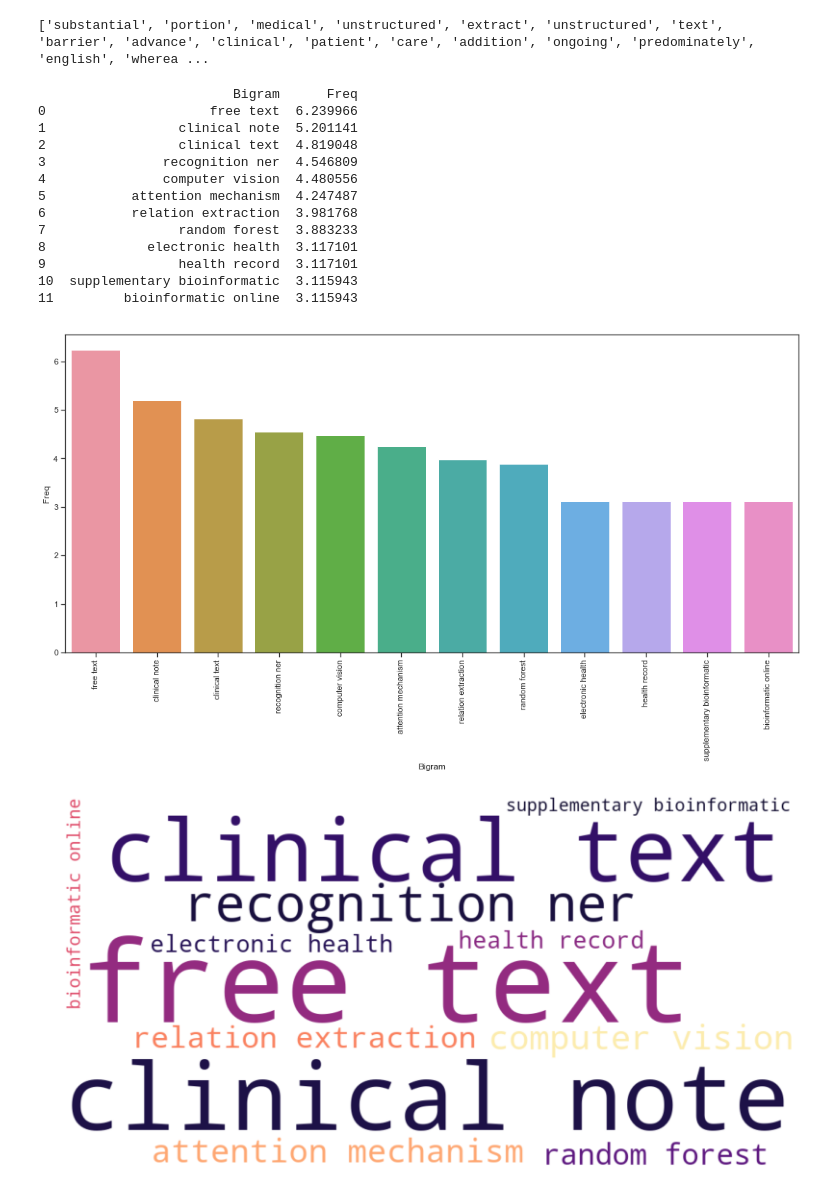
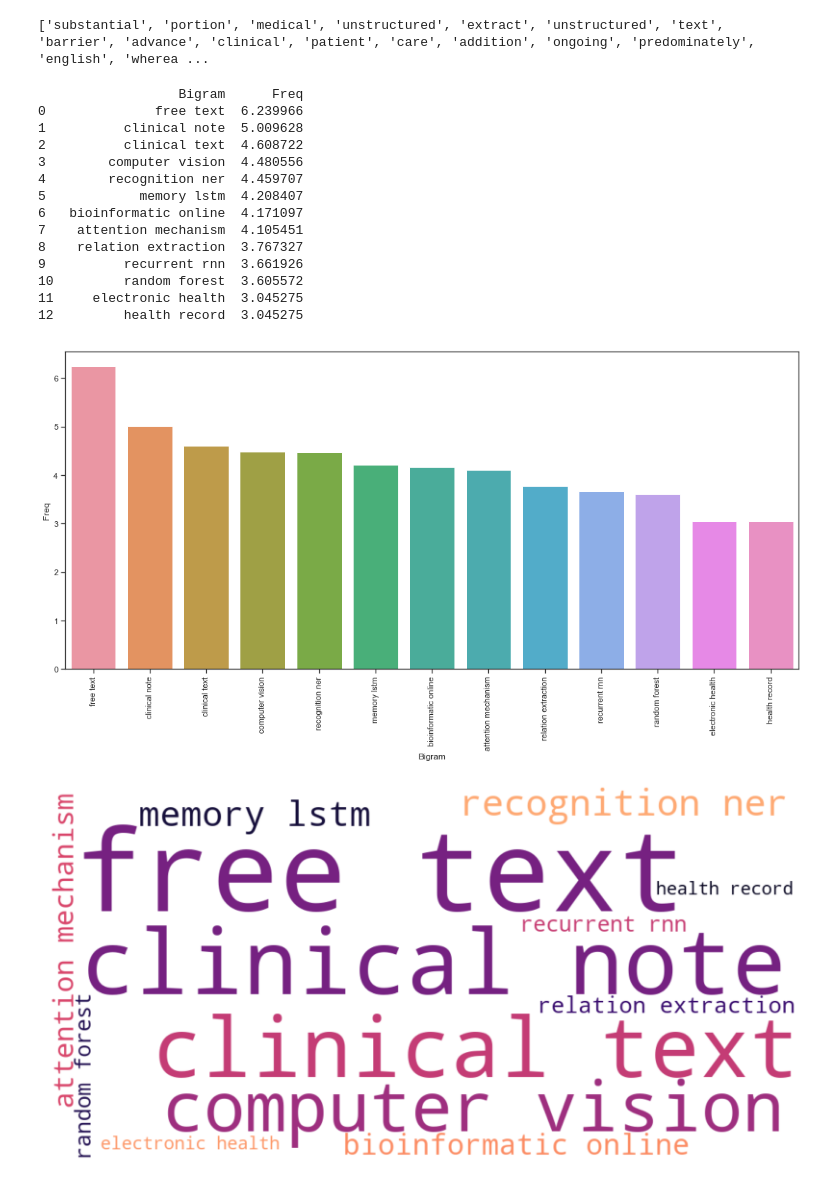
Before and after one commit to htanjore/convolutional-neural-network-in-BioScience-pubmed, a Jupyter notebook: notebooks/LDA_Topic_model_text.ipynb, the cells around one changed output. Drawn from its saved outputs; the diff is of its cells as text; code cells hidden in the pictures.

```diff
--- a/notebooks/LDA_Topic_model_text.ipynb
+++ b/notebooks/LDA_Topic_model_text.ipynb
@@ -63,7 +63,7 @@ remove_words = ['overall', 'perform','attempts', 'model','use', 'calculating','p
                'subject','value','map','quality','application','provide','one','mr', 'false','positive','tune','fine',
                 'github','com','precision','recall','long','short','gold', 'standard','problem','demonstrate','apply',
                 'well','truth','ground','similarity','coefficient','entity','event','cohort','molecular','goal','knowledge',
-                'refer','conditional','name','natural','language','metho','processing','nlp','term']
+                'refer','conditional','name','natural','language','metho','processing','nlp','term', 'supplementary']
 
 #identifies and removes duplicates and returns a lits of words
 remove_words= list(set(remove_words))
@@ -108,53 +108,65 @@ words_text = list(text_to_words(clean_text))
 print(words_text[3])
 # %% [output]
 ['substantial', 'portion', 'medical', 'unstructured', 'extract', 'unstructured', 'text', 'barrier', 'advance', 'clinical', 'patient', 'care', 'addition', 'ongoing', 'predominately', 'english', 'wherea ...
+# %%
+nlp = spacy.load('en', disable=['parser', 'ner'])
+def lemmatization(texts, allowed_postags=['NOUN', 'ADJ', 'VERB', 'ADV']):
+    """https://spacy.io/api/annotation"""
+    texts_out = []
+    for sent in texts:
+        doc = nlp(" ".join(sent))
+        texts_out.append([token.lemma_ for token in doc if token.pos_ in allowed_postags])
+    return texts_out
+# %%
+lemmatized_words = lemmatization(words_text, allowed_postags=['NOUN', 'ADJ', 'VERB', 'ADV'])
 # %%
 #clean_text = [" ".join(x) for x in minus_stopwords]
 # %%
 #Most frequently occuring bigrams in the data. plot both bar plot and word cloud of bigrams in the data
 def top_bi_grams(clean_text, n=None):
-    clean_text = [" ".join(x) for x in minus_stopwords]
+    clean_text = [" ".join(x) for x in lemmatized_words]
     vectorizer = TfidfVectorizer(ngram_range = (2,2), min_df = 5,stop_words=stop_words).fit(clean_text)
     bows = vectorizer.transform(clean_text)
     sumwords = bows.sum(axis=0)
     words_freq = [(word, sumwords[0, idx]) for word, idx in
                   vectorizer.vocabulary_.items()]
     words_freq =sorted(words_freq, key = lambda x: x[1],
                 reverse=True)
     return words_freq[:n]
 
 top_bigrams = top_bi_grams(clean_text, n=50)
 top_bigrams_df = pd.DataFrame(top_bigrams)
 top_bigrams_df.columns=["Bigram", "Freq"]
 print(top_bigrams_df)
 
 #Barplot of most freq Bi-grams
 sns.set(rc={'figure.figsize':(18,8)}, style ='white' )
 sns.set_style("ticks")
 
 h=sns.barplot(x="Bigram", y="Freq", data=top_bigrams_df)
 h.set_xticklabels(h.get_xticklabels(), rotation=90);
 # %% [output]
-                         Bigram      Freq
-0                     free text  6.239966
-1                 clinical note  5.201141
-2                 clinical text  4.819048
-3               recognition ner  4.546809
-4               computer vision  4.480556
-5           attention mechanism  4.247487
-6           relation extraction  3.981768
-7                 random forest  3.883233
-8             electronic health  3.117101
-9                 health record  3.117101
-10  supplementary bioinformatic  3.115943
-11         bioinformatic online  3.115943
+                  Bigram      Freq
+0              free text  6.239966
+1          clinical note  5.009628
+2          clinical text  4.608722
+3        computer vision  4.480556
+4        recognition ner  4.459707
+5            memory lstm  4.208407
+6   bioinformatic online  4.171097
+7    attention mechanism  4.105451
+8    relation extraction  3.767327
+9          recurrent rnn  3.661926
+10         random forest  3.605572
+11     electronic health  3.045275
+12         health record  3.045275
-[figure, old version]
+[figure, new version]
 # %%
 bigrams = {}
 for w, x in top_bigrams_df.values:
     bigrams[w] = x
 wordcloud = WordCloud(width = 1000,
-    height = 500,background_color='white',colormap=plt.cm.magma,margin=5,
+    height = 500,background_color="white",colormap=plt.cm.magma,margin=5,
                      min_word_length =2, relative_scaling=1, collocations=False)
 wordcloud.generate_from_frequencies(bigrams)
 plt.figure(figsize = (40, 30),
@@ -162,8 +174,8 @@ plt.figure(figsize = (40, 30),
     edgecolor = 'k')
 plt.imshow(wordcloud, interpolation="bilinear")
 plt.axis("off")
-plt.savefig("../data/word_cloud_cnn_text.png")
+plt.savefig("../data/word_cloud_cnn_text.png", bbox_inches='tight')
 plt.show()
 # %% [output]
-[figure, old version]
+[figure, new version]
 # %%
```
Also changed, not shown: parts of 13 cells of this notebook, 5 other files.
